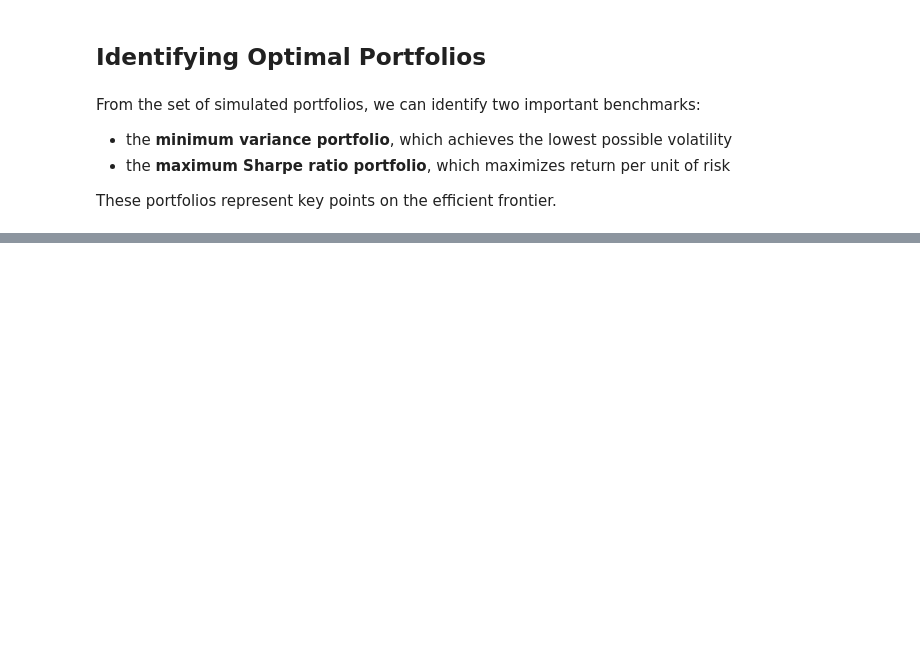
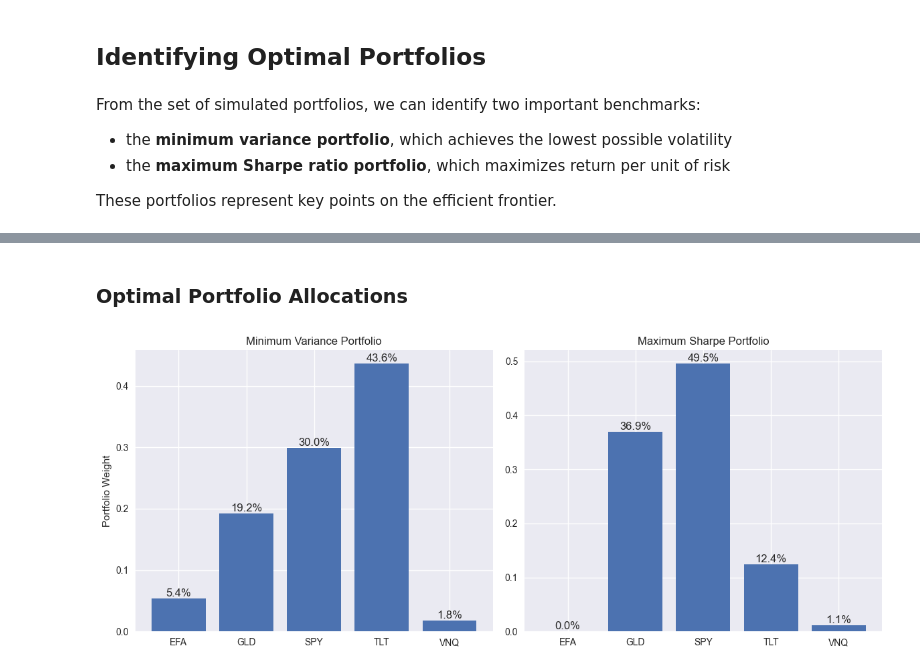
Before and after one commit to aidanpmitchell/stochastic-regime-portfolio-optimization, a Jupyter notebook: notebooks/03_portfolio_optimization.ipynb, the cells around one changed output, grey strips where cells are left out. Cells and saved outputs as stored; diff of their text form; code cells hidden in the pictures; blank space fills up the shorter version.

```diff
--- a/notebooks/03_portfolio_optimization.ipynb
+++ b/notebooks/03_portfolio_optimization.ipynb
@@ -294,0 +516,43 @@ Volatility: 9.94%
+# %% [markdown]
+### Optimal Portfolio Allocations
+# %%
+assets = annual_mean_returns.index
+
+min_vol_series = pd.Series(min_vol_weights, index=assets)
+max_sharpe_series = pd.Series(max_sharpe_weights, index=assets)
+
+fig, axes = plt.subplots(1, 2, figsize=(12,5))
+
+# Minimum variance plot
+bars1 = axes[0].bar(min_vol_series.index, min_vol_series.values)
+axes[0].set_title("Minimum Variance Portfolio")
+axes[0].set_ylabel("Portfolio Weight")
+
+for bar in bars1:
+    height = bar.get_height()
+    axes[0].text(
+        bar.get_x() + bar.get_width()/2,
+        height,
+        f"{height:.1%}",
+        ha="center",
+        va="bottom"
+    )
+
+# Maximum Sharpe plot
+bars2 = axes[1].bar(max_sharpe_series.index, max_sharpe_series.values)
+axes[1].set_title("Maximum Sharpe Portfolio")
+
+for bar in bars2:
+    height = bar.get_height()
+    axes[1].text(
+        bar.get_x() + bar.get_width()/2,
+        height,
+        f"{height:.1%}",
+        ha="center",
+        va="bottom"
+    )
+
+plt.tight_layout()
+plt.show()
+# %% [output]
+[figure, added]
```
Also changed, not shown: parts of 14 cells of this notebook.
